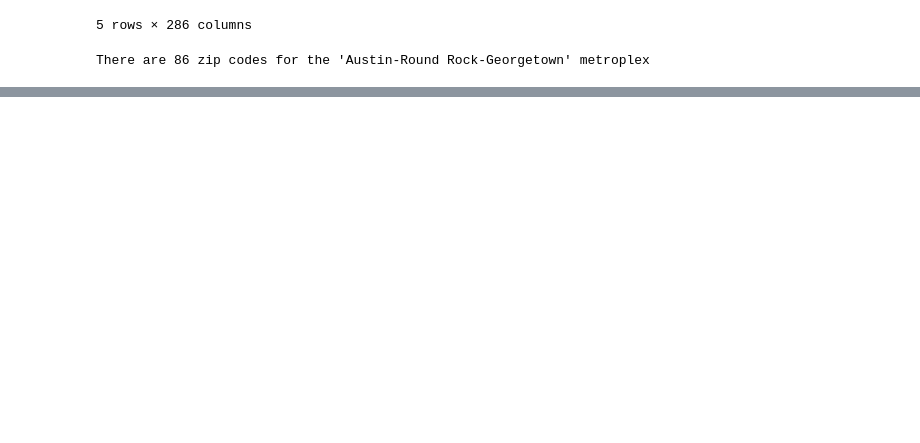
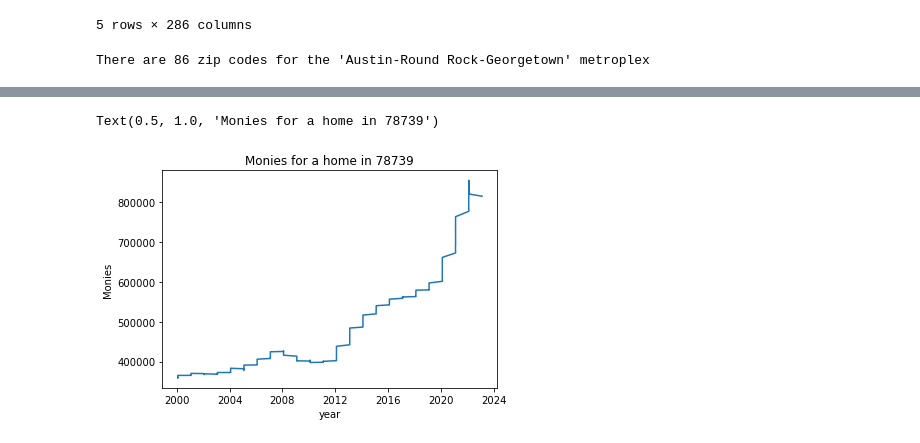
Before and after one commit to JenniferM-BShulyak/zillow_austin_housing_market, a Jupyter notebook: initial_setup.ipynb, the cells around one changed output, grey strips where cells are left out. Saved outputs shown, nothing was run; the diff lists cells and outputs as text; code cells hidden in the pictures; blank space fills up the shorter version.

Commit message:
Transposed df and graphed price over time for one zipcode

```diff
--- a/initial_setup.ipynb
+++ b/initial_setup.ipynb
@@ -22,0 +85,6 @@ df_local.to_csv('Resources/AustinMetroZHVI.csv')
+# %%
+df_local_cut = df_local.drop(columns=['RegionID', 'SizeRank', 'RegionType', 'StateName',
+       'State', 'City', 'Metro', 'CountyName'])
+df_local_cut.set_index('RegionName', inplace=True)
+# %%
+df_local_corrected = df_local_cut.transpose()
@@ -22,0 +107,12 @@ df_local.to_csv('Resources/AustinMetroZHVI.csv')
+# %%
+x = [dt.datetime.strptime(x, "%Y-%M-%d").date() for x  in df_local_corrected.index]
+# %%
+y= (round(x,2) for x in df_local_corrected[78739])
+# %%
+plt.plot(x,y)
+plt.xlabel("year")
+plt.ylabel("Monies")
+plt.title("Monies for a home in 78739")
+# %% [output]
+Text(0.5, 1.0, 'Monies for a home in 78739')
+[figure, added]
```
Also changed, not shown: parts of 9 cells of this notebook.
